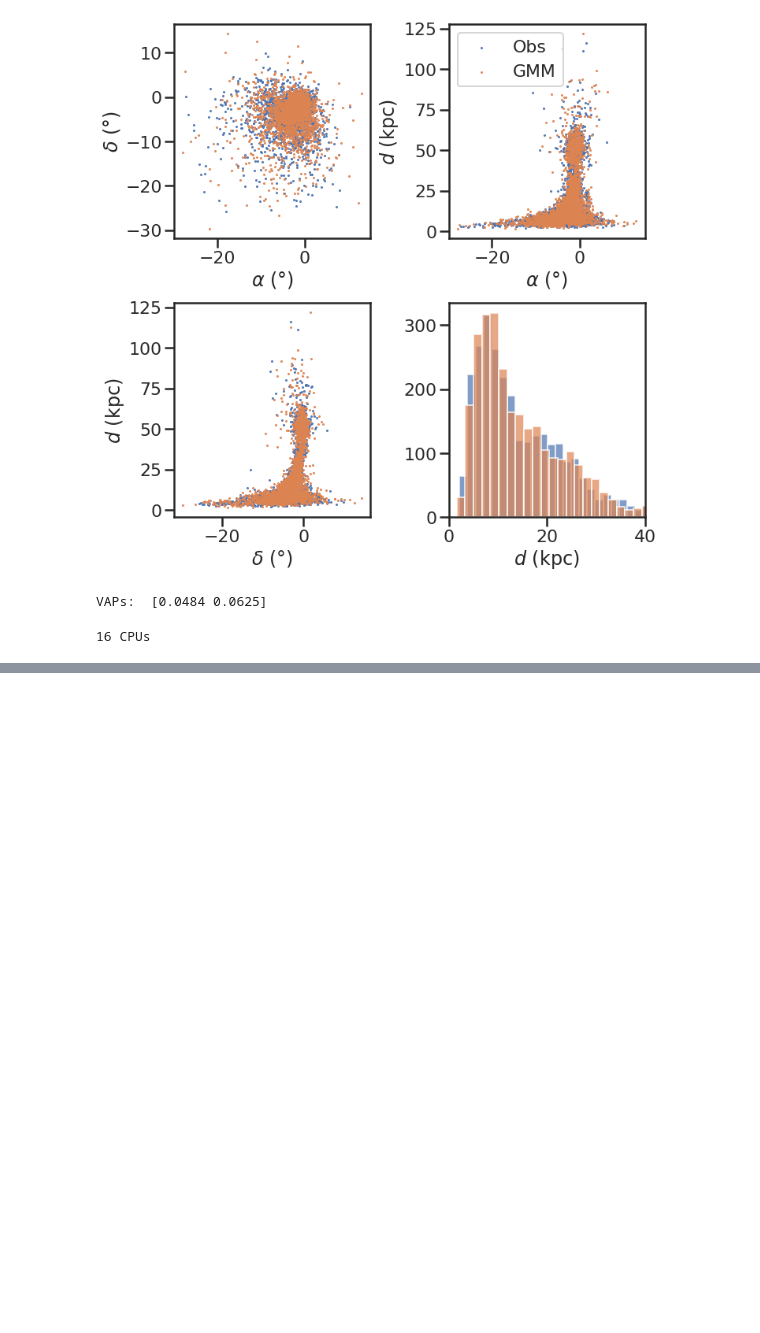
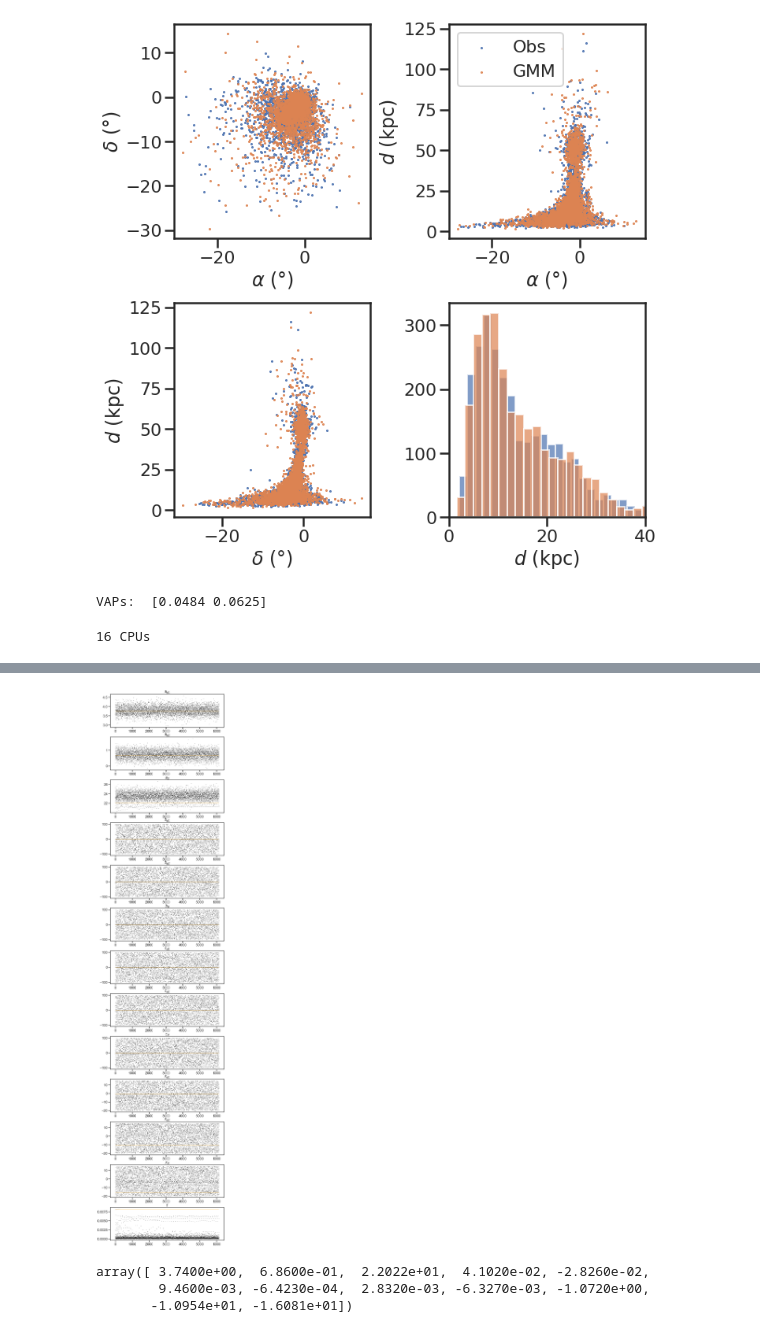
Before and after one commit to bdominguez13/stream_memb, a Jupyter notebook: Price+2019/Pal5.ipynb, the cells around one changed output, grey strips where cells are left out. Cells and saved outputs as stored; diff of their text form; code cells hidden in the pictures; blank space fills up the shorter version.

```diff
--- a/Price+2019/Pal5.ipynb
+++ b/Price+2019/Pal5.ipynb
@@ -663,6 +663,19 @@ aux = aux.reshape((4,3))
 
 x = np.linspace(min(phi1), max(phi1), 100).value
 muuu1 = aux[0,0] + aux[1,0]*(x-aux[3,0]) + aux[2,0]*(x-aux[3,0])**2
+# %%
+models = np.zeros((9,len(x)))
+h = 0
+for i in range(4):
+    if i != 1:
+        aux = np.delete(theta_resul.iloc[i].values, [12,13])
+        aux = aux.reshape((4,3))
+        models[h,:] = aux[0,0] + aux[1,0]*(x-aux[3,0]) + aux[2,0]*(x-aux[3,0])**2
+        h = h+1
+        models[h,:] = aux[0,1] + aux[1,1]*(x-aux[3,1]) + aux[2,1]*(x-aux[3,1])**2
+        h = h+1
+        models[h,:] = aux[0,2] + aux[1,2]*(x-aux[3,2]) + aux[2,2]*(x-aux[3,2])**2
+        h = h+1
 # %%
 st = "Pal5-PW19"
 field = ac.SkyCoord(ra=ra*u.deg, dec=dec*u.deg, frame='icrs')
@@ -771,0 +806,21 @@ Table length=3300
+# %%
+steps = np.arange(1,theta_post.shape[0]+1)
+
+columns = ["$a_{\mu1}$", "$a_{\mu2}$", "$a_d$", "$b_{\mu1}$", "$b_{\mu2}$", "$b_d$", "$c_{\mu1}$", "$c_{\mu2}$", "$c_d$", "$x_{\mu1}$", "$x_{\mu2}$", "$x_d$", "f", "Posterior"]
+N = np.arange(13)
+
+fig9=plt.figure(9,figsize=(12,55))
+fig9.subplots_adjust(wspace=0.4,hspace=0.3,top=0.98,bottom=0.11,left=0.14,right=0.97)
+for i in N:
+    ax9=fig9.add_subplot(13,1,i+1)
+    ax9.plot(steps, theta_post[columns[i]], 'k.', ms=2)
+    ax9.plot(steps, theta_true[i]*np.ones(theta_post.shape[0]), '-', c='orange', lw=1.)
+    ax9.set_title(columns[i])
+# %% [output]
+[figure, added]
+# %%
+theta_true
+# %% [output]
+array([ 3.7400e+00,  6.8600e-01,  2.2022e+01,  4.1020e-02, -2.8260e-02,
+        9.4600e-03, -6.4230e-04,  2.8320e-03, -6.3270e-03, -1.0720e+00,
+       -1.0954e+01, -1.6081e+01])
```
Also changed, not shown: parts of 11 cells of this notebook.
